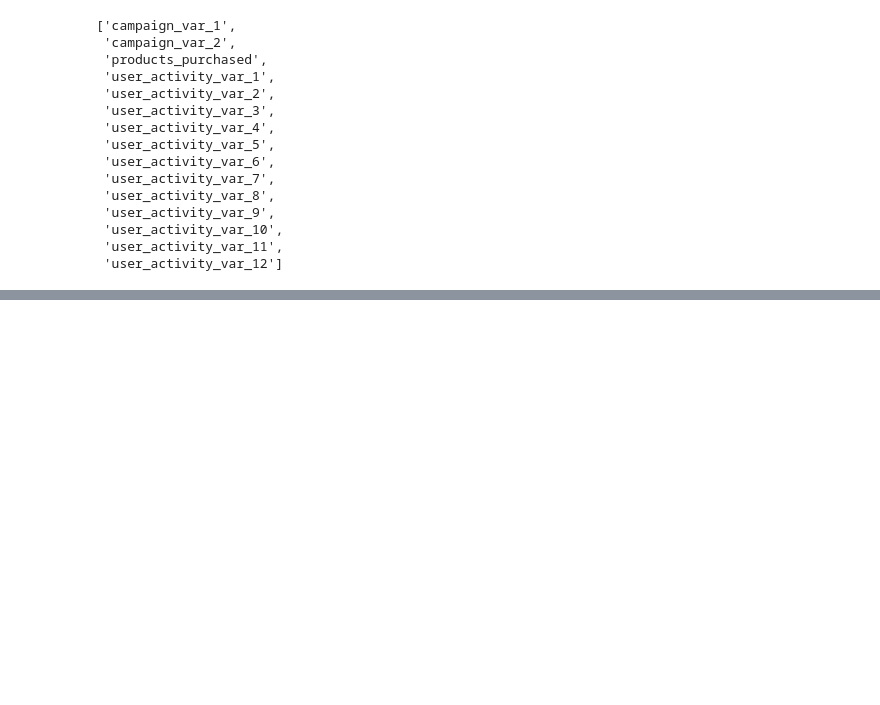
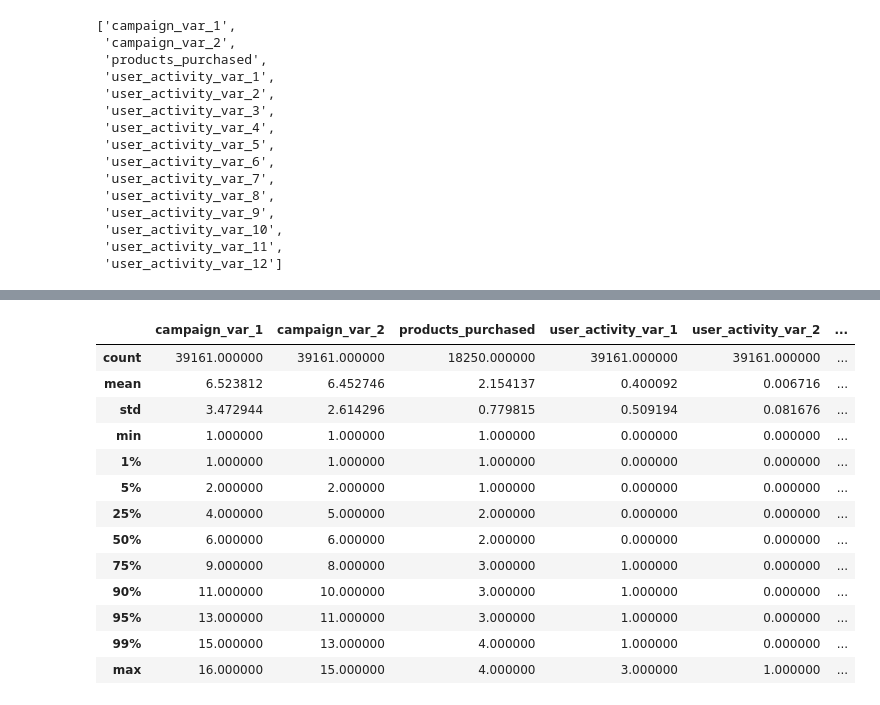
Before and after one commit to chethanbr86/MLDL_projects, a Jupyter notebook: AV_Jobathon_June2022/AV_Jobathon_june22.ipynb, the cells around one changed output, grey strips where cells are left out. Cells and saved outputs as stored; diff of their text form; code cells hidden in the pictures; blank space fills up the shorter version.

```diff
--- a/AV_Jobathon_June2022/AV_Jobathon_june22.ipynb
+++ b/AV_Jobathon_June2022/AV_Jobathon_june22.ipynb
@@ -145,0 +166,17 @@ col_num
+# %%
+train[col_num].describe(percentiles=(.01,.05,.25,.5,.75,.9,.95,.99))
+# %% [output]
+|  | campaign_var_1 | campaign_var_2 | products_purchased | user_activity_var_1 | user_activity_var_2 | ... |
+| count | 39161.000000 | 39161.000000 | 18250.000000 | 39161.000000 | 39161.000000 | ... |
+| mean | 6.523812 | 6.452746 | 2.154137 | 0.400092 | 0.006716 | ... |
+| std | 3.472944 | 2.614296 | 0.779815 | 0.509194 | 0.081676 | ... |
+| min | 1.000000 | 1.000000 | 1.000000 | 0.000000 | 0.000000 | ... |
+| 1% | 1.000000 | 1.000000 | 1.000000 | 0.000000 | 0.000000 | ... |
+| 5% | 2.000000 | 2.000000 | 1.000000 | 0.000000 | 0.000000 | ... |
+| 25% | 4.000000 | 5.000000 | 2.000000 | 0.000000 | 0.000000 | ... |
+| 50% | 6.000000 | 6.000000 | 2.000000 | 0.000000 | 0.000000 | ... |
+| 75% | 9.000000 | 8.000000 | 3.000000 | 1.000000 | 0.000000 | ... |
+| 90% | 11.000000 | 10.000000 | 3.000000 | 1.000000 | 0.000000 | ... |
+| 95% | 13.000000 | 11.000000 | 3.000000 | 1.000000 | 0.000000 | ... |
+| 99% | 15.000000 | 13.000000 | 4.000000 | 1.000000 | 0.000000 | ... |
+| max | 16.000000 | 15.000000 | 4.000000 | 3.000000 | 1.000000 | ... |
```
Also changed, not shown: parts of 10 cells of this notebook.
